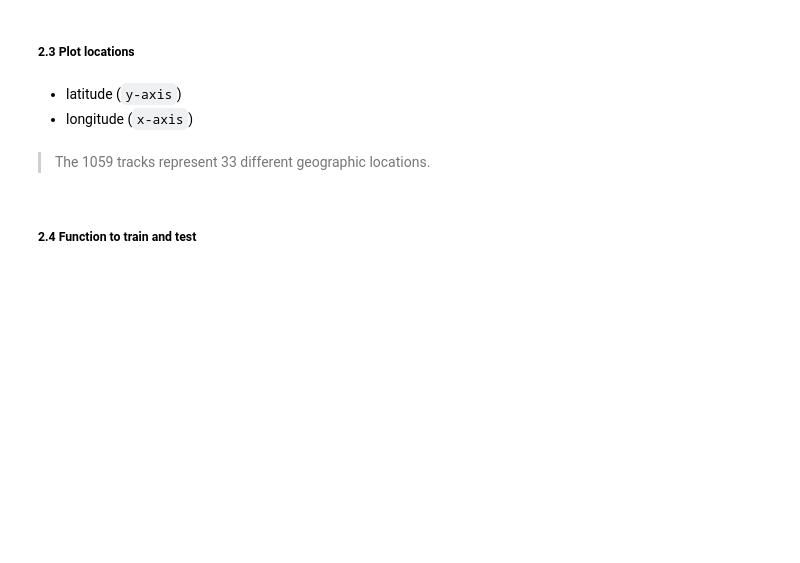
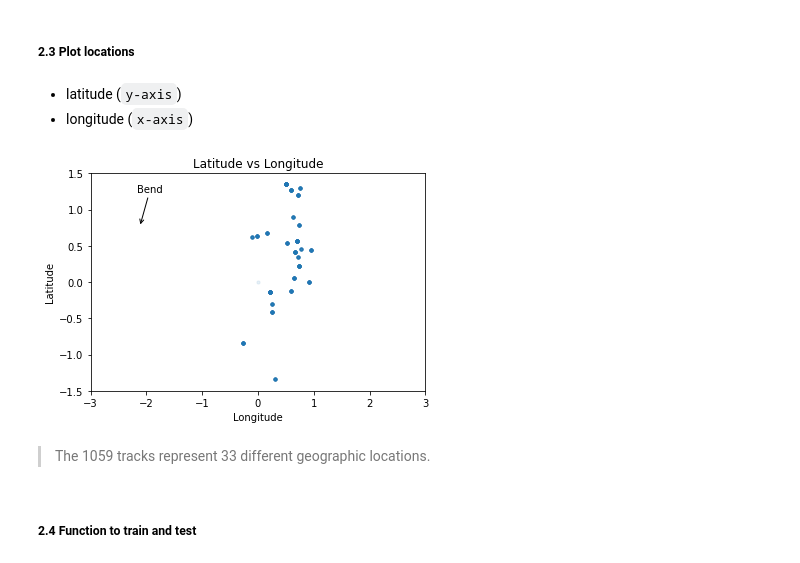
Before and after one commit to teemal/machine_learning_and_data_mining, a Jupyter notebook: Activity_13.ipynb, the cells around one changed output. Saved outputs shown, nothing was run; the diff lists cells and outputs as text; code cells hidden in the pictures; blank space fills up the shorter version.

```diff
--- a/Activity_13.ipynb
+++ b/Activity_13.ipynb
@@ -66,4 +66,5 @@ print('tu codigo aqui')
 ##### 1.3 Read the `dat_file` into new dataframe `df`.
 # %%
 # load the dataset into a dataframe
-print('votre code ici')
+df = pd.read_csv(dat_file, header=None)
+df
@@ -73,4 +88,6 @@ print('votre code ici')
 ##### 1.4 Rename the last two columns to be `latitude` and `longitude`.
 # %%
 # rename last to columns to be 'latitude' and 'longitude'
-print('burada kodun')
+df.rename(columns={ df.columns[-1]: "longitude" }, inplace = True)
+df.rename(columns={ df.columns[-2]: "latitude" }, inplace = True)
+df
@@ -81,0 +110,4 @@ print('il tuo codice qui')
+# %%
+# map latitude and longitude to radians
+df.iloc[-2:-1] = df.iloc[-2:-1].apply(lambda x: deg_to_rad(x))
+df
@@ -110,3 +153,6 @@ print('您的代码在这里')
+# %%
+# split X and y_lat/y_lon
+X, y_lat, y_lon= df.iloc[:, :-2].values, df.iloc[:, -2].values, df.iloc[:, -1].values
 # %% [markdown]
 ##### 2.2 Print shape of `X`, `y_lat`, `y_lon`
 # %%
@@ -127,3 +172,8 @@ print('dein Code hier')
+# %%
+# plot_examples
+plot_examples(y_lat, y_lon)
+# %% [output]
+[figure, added]
 # %% [markdown]
 > The 1059 tracks represent 33 different geographic locations.
 # %% [markdown]
```
Also changed, not shown: parts of 16 cells of this notebook.
